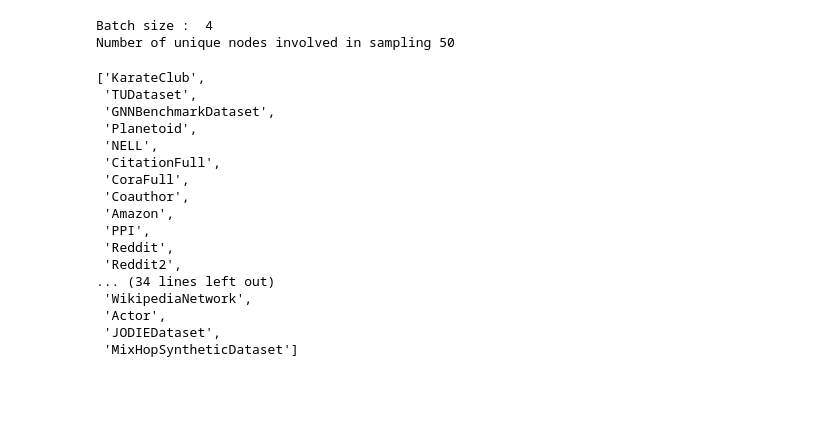
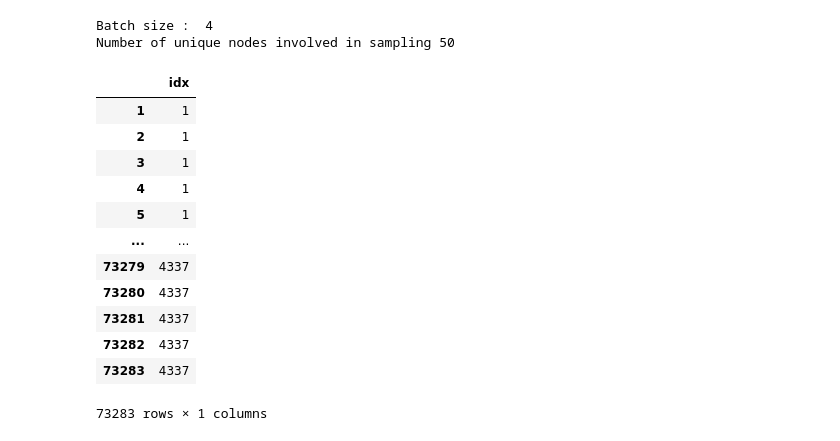
Before and after one commit to samarjeet/gnn, a Jupyter notebook: data_handling.ipynb, the cells around one changed output. Cells and saved outputs as stored; diff of their text form; code cells hidden in the pictures; blank space fills up the shorter version.

```diff
--- a/data_handling.ipynb
+++ b/data_handling.ipynb
@@ -63,25 +63,7 @@ print("Number of unique nodes involved in sampling", len(s[1]))
 Batch size :  4
 Number of unique nodes involved in sampling 50
 # %%
-datasets.__all__
+#datasets.__all__
-# %% [output]
-['KarateClub',
- 'TUDataset',
- 'GNNBenchmarkDataset',
- 'Planetoid',
- 'NELL',
- 'CitationFull',
- 'CoraFull',
- 'Coauthor',
- 'Amazon',
- 'PPI',
- 'Reddit',
- 'Reddit2',
-... (34 lines left out)
- 'WikipediaNetwork',
- 'Actor',
- 'JODIEDataset',
- 'MixHopSyntheticDataset']
 # %%
 import tqdm as tqdm
 import os
@@ -103,3 +85,19 @@ graph_idx.index += 1
 path = os.path.join(base_dir, 'FRANKENSTEIN.graph_labels')
 graph_labels = pd.read_csv(path, sep=',', names=['label'])
 graph_labels.index += 1
+# %%
+graph_idx
+# %% [output]
+|  | idx |
+| 1 | 1 |
+| 2 | 1 |
+| 3 | 1 |
+| 4 | 1 |
+| 5 | 1 |
+| ... | ... |
+| 73279 | 4337 |
+| 73280 | 4337 |
+| 73281 | 4337 |
+| 73282 | 4337 |
+| 73283 | 4337 |
+73283 rows × 1 columns
```
Also changed, not shown: parts of 2 cells of this notebook, 1 other file.
